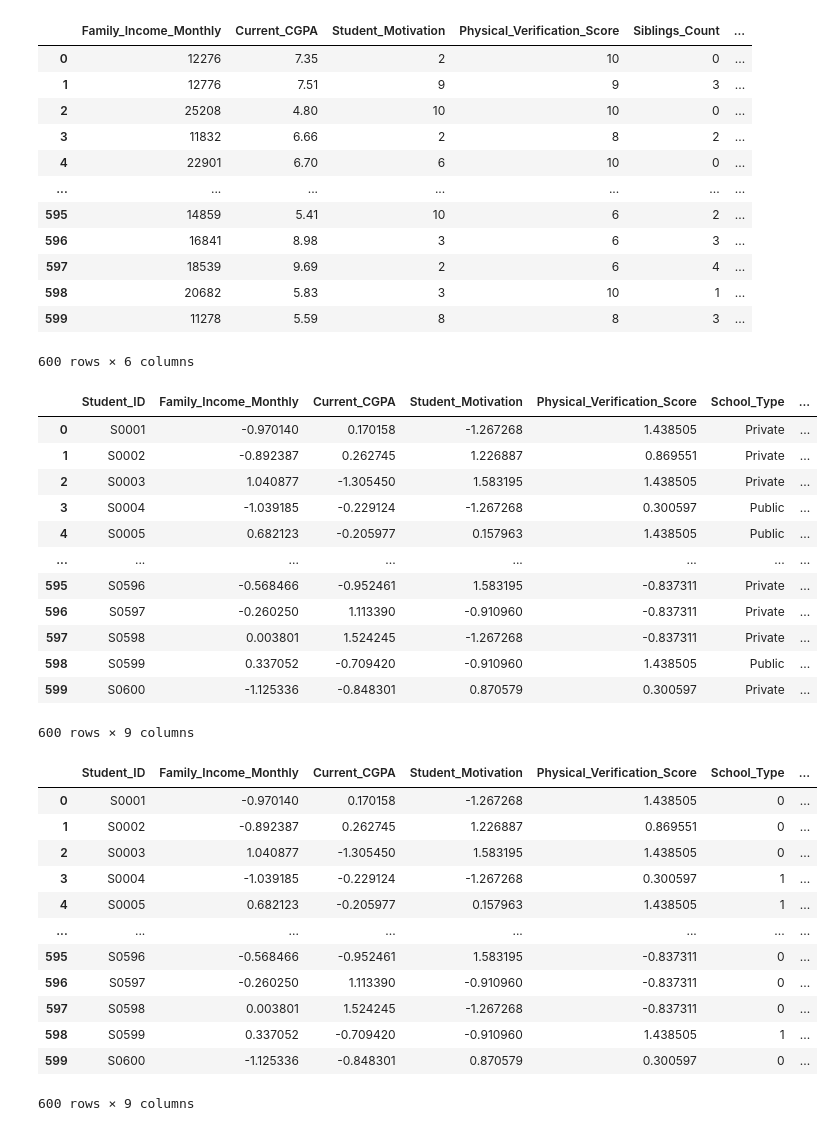
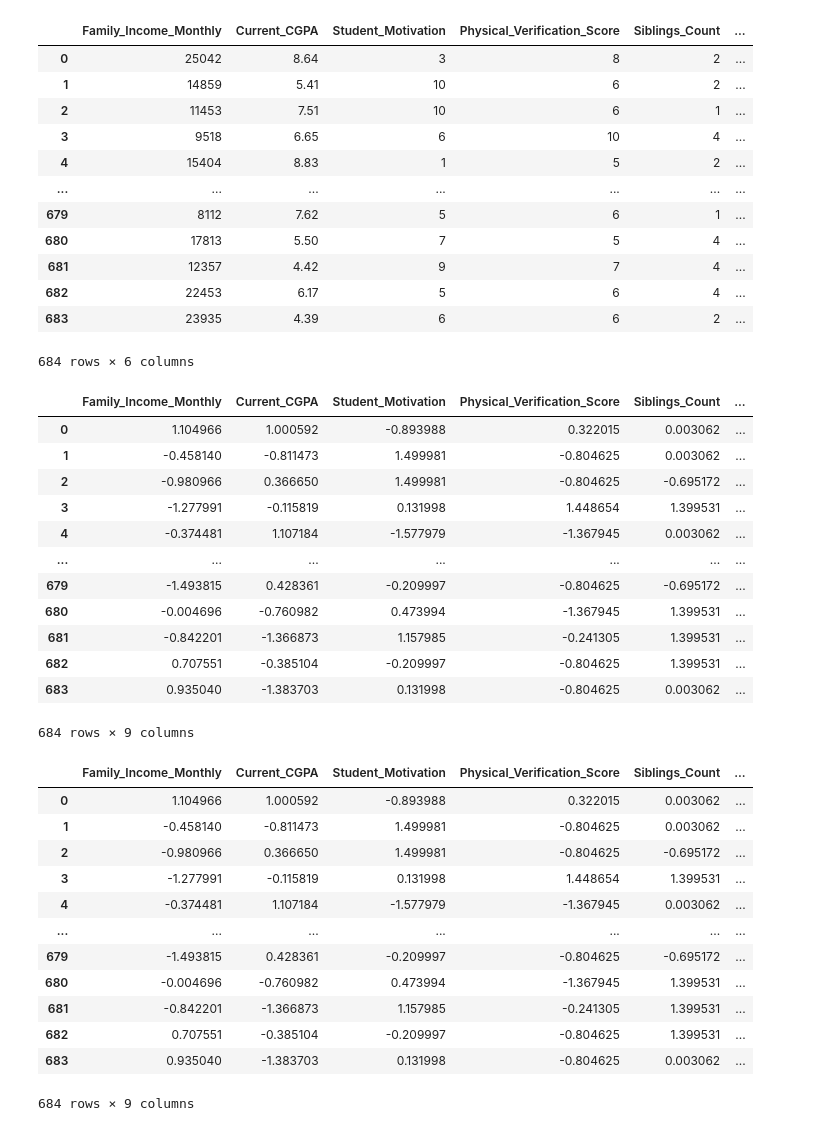
Before and after one commit to Uchimakali33/Maatram_project, a Jupyter notebook: data_preparation.ipynb, the cells around one changed output. Cells and saved outputs as stored; diff of their text form; code cells hidden in the pictures.

Commit message:
dataset dataset

```diff
--- a/data_preparation.ipynb
+++ b/data_preparation.ipynb
@@ -10,7 +10,7 @@ Saving maatram_training_dataset.csv to maatram_training_dataset (2).csv
 # %%
 import pandas as pd
 
-df=pd.read_csv('maatram_training_dataset.csv')
+df=pd.read_csv('maatram_final_dataset.csv')
 df.info()
 # %% [output]
 <class 'pandas.core.frame.DataFrame'>
@@ -50,18 +50,18 @@ numeric=["Family_Income_Monthly","Current_CGPA","Student_Motivation","Physical_V
 df[numeric]
 # %% [output]
 |  | Family_Income_Monthly | Current_CGPA | Student_Motivation | Physical_Verification_Score | Siblings_Count | ... |
-| 0 | 12276 | 7.35 | 2 | 10 | 0 | ... |
-| 1 | 12776 | 7.51 | 9 | 9 | 3 | ... |
-| 2 | 25208 | 4.80 | 10 | 10 | 0 | ... |
-| 3 | 11832 | 6.66 | 2 | 8 | 2 | ... |
-| 4 | 22901 | 6.70 | 6 | 10 | 0 | ... |
+| 0 | 25042 | 8.64 | 3 | 8 | 2 | ... |
+| 1 | 14859 | 5.41 | 10 | 6 | 2 | ... |
+| 2 | 11453 | 7.51 | 10 | 6 | 1 | ... |
+| 3 | 9518 | 6.65 | 6 | 10 | 4 | ... |
+| 4 | 15404 | 8.83 | 1 | 5 | 2 | ... |
 | ... | ... | ... | ... | ... | ... | ... |
-| 595 | 14859 | 5.41 | 10 | 6 | 2 | ... |
-| 596 | 16841 | 8.98 | 3 | 6 | 3 | ... |
-| 597 | 18539 | 9.69 | 2 | 6 | 4 | ... |
-| 598 | 20682 | 5.83 | 3 | 10 | 1 | ... |
-| 599 | 11278 | 5.59 | 8 | 8 | 3 | ... |
+| 679 | 8112 | 7.62 | 5 | 6 | 1 | ... |
+| 680 | 17813 | 5.50 | 7 | 5 | 4 | ... |
+| 681 | 12357 | 4.42 | 9 | 7 | 4 | ... |
+| 682 | 22453 | 6.17 | 5 | 6 | 4 | ... |
+| 683 | 23935 | 4.39 | 6 | 6 | 2 | ... |
-600 rows × 6 columns
+684 rows × 6 columns
 # %%
 from sklearn.preprocessing import StandardScaler
 scalar=StandardScaler()
@@ -69,37 +69,37 @@ scalar=StandardScaler()
 df[numeric]=scalar.fit_transform(df[numeric])
 df
 # %% [output]
-|  | Student_ID | Family_Income_Monthly | Current_CGPA | Student_Motivation | Physical_Verification_Score | School_Type | ... |
-| 0 | S0001 | -0.970140 | 0.170158 | -1.267268 | 1.438505 | Private | ... |
-| 1 | S0002 | -0.892387 | 0.262745 | 1.226887 | 0.869551 | Private | ... |
-| 2 | S0003 | 1.040877 | -1.305450 | 1.583195 | 1.438505 | Private | ... |
-| 3 | S0004 | -1.039185 | -0.229124 | -1.267268 | 0.300597 | Public | ... |
-| 4 | S0005 | 0.682123 | -0.205977 | 0.157963 | 1.438505 | Public | ... |
-| ... | ... | ... | ... | ... | ... | ... | ... |
-| 595 | S0596 | -0.568466 | -0.952461 | 1.583195 | -0.837311 | Private | ... |
-| 596 | S0597 | -0.260250 | 1.113390 | -0.910960 | -0.837311 | Private | ... |
-| 597 | S0598 | 0.003801 | 1.524245 | -1.267268 | -0.837311 | Private | ... |
-| 598 | S0599 | 0.337052 | -0.709420 | -0.910960 | 1.438505 | Public | ... |
-| 599 | S0600 | -1.125336 | -0.848301 | 0.870579 | 0.300597 | Private | ... |
+|  | Family_Income_Monthly | Current_CGPA | Student_Motivation | Physical_Verification_Score | Siblings_Count | ... |
+| 0 | 1.104966 | 1.000592 | -0.893988 | 0.322015 | 0.003062 | ... |
+| 1 | -0.458140 | -0.811473 | 1.499981 | -0.804625 | 0.003062 | ... |
+| 2 | -0.980966 | 0.366650 | 1.499981 | -0.804625 | -0.695172 | ... |
+| 3 | -1.277991 | -0.115819 | 0.131998 | 1.448654 | 1.399531 | ... |
+| 4 | -0.374481 | 1.107184 | -1.577979 | -1.367945 | 0.003062 | ... |
+| ... | ... | ... | ... | ... | ... | ... |
+| 679 | -1.493815 | 0.428361 | -0.209997 | -0.804625 | -0.695172 | ... |
+| 680 | -0.004696 | -0.760982 | 0.473994 | -1.367945 | 1.399531 | ... |
+| 681 | -0.842201 | -1.366873 | 1.157985 | -0.241305 | 1.399531 | ... |
+| 682 | 0.707551 | -0.385104 | -0.209997 | -0.804625 | 1.399531 | ... |
+| 683 | 0.935040 | -1.383703 | 0.131998 | -0.804625 | 0.003062 | ... |
-600 rows × 9 columns
+684 rows × 9 columns
 # %%
 from sklearn.preprocessing import LabelEncoder
 
 encoder=LabelEncoder()
-df["School_Type"]=encoder.fit_transform(df["School_Type"])
+df["Gender"]=encoder.fit_transform(df["Gender"])
 df
 # %% [output]
-|  | Student_ID | Family_Income_Monthly | Current_CGPA | Student_Motivation | Physical_Verification_Score | School_Type | ... |
-| 0 | S0001 | -0.970140 | 0.170158 | -1.267268 | 1.438505 | 0 | ... |
-| 1 | S0002 | -0.892387 | 0.262745 | 1.226887 | 0.869551 | 0 | ... |
-| 2 | S0003 | 1.040877 | -1.305450 | 1.583195 | 1.438505 | 0 | ... |
-| 3 | S0004 | -1.039185 | -0.229124 | -1.267268 | 0.300597 | 1 | ... |
-| 4 | S0005 | 0.682123 | -0.205977 | 0.157963 | 1.438505 | 1 | ... |
-| ... | ... | ... | ... | ... | ... | ... | ... |
-| 595 | S0596 | -0.568466 | -0.952461 | 1.583195 | -0.837311 | 0 | ... |
-| 596 | S0597 | -0.260250 | 1.113390 | -0.910960 | -0.837311 | 0 | ... |
-| 597 | S0598 | 0.003801 | 1.524245 | -1.267268 | -0.837311 | 0 | ... |
-| 598 | S0599 | 0.337052 | -0.709420 | -0.910960 | 1.438505 | 1 | ... |
-| 599 | S0600 | -1.125336 | -0.848301 | 0.870579 | 0.300597 | 0 | ... |
+|  | Family_Income_Monthly | Current_CGPA | Student_Motivation | Physical_Verification_Score | Siblings_Count | ... |
+| 0 | 1.104966 | 1.000592 | -0.893988 | 0.322015 | 0.003062 | ... |
+| 1 | -0.458140 | -0.811473 | 1.499981 | -0.804625 | 0.003062 | ... |
+| 2 | -0.980966 | 0.366650 | 1.499981 | -0.804625 | -0.695172 | ... |
+| 3 | -1.277991 | -0.115819 | 0.131998 | 1.448654 | 1.399531 | ... |
+| 4 | -0.374481 | 1.107184 | -1.577979 | -1.367945 | 0.003062 | ... |
+| ... | ... | ... | ... | ... | ... | ... |
+| 679 | -1.493815 | 0.428361 | -0.209997 | -0.804625 | -0.695172 | ... |
+| 680 | -0.004696 | -0.760982 | 0.473994 | -1.367945 | 1.399531 | ... |
+| 681 | -0.842201 | -1.366873 | 1.157985 | -0.241305 | 1.399531 | ... |
+| 682 | 0.707551 | -0.385104 | -0.209997 | -0.804625 | 1.399531 | ... |
+| 683 | 0.935040 | -1.383703 | 0.131998 | -0.804625 | 0.003062 | ... |
-600 rows × 9 columns
+684 rows × 9 columns
 # %%
```
Also changed, not shown: parts of 4 cells of this notebook.
